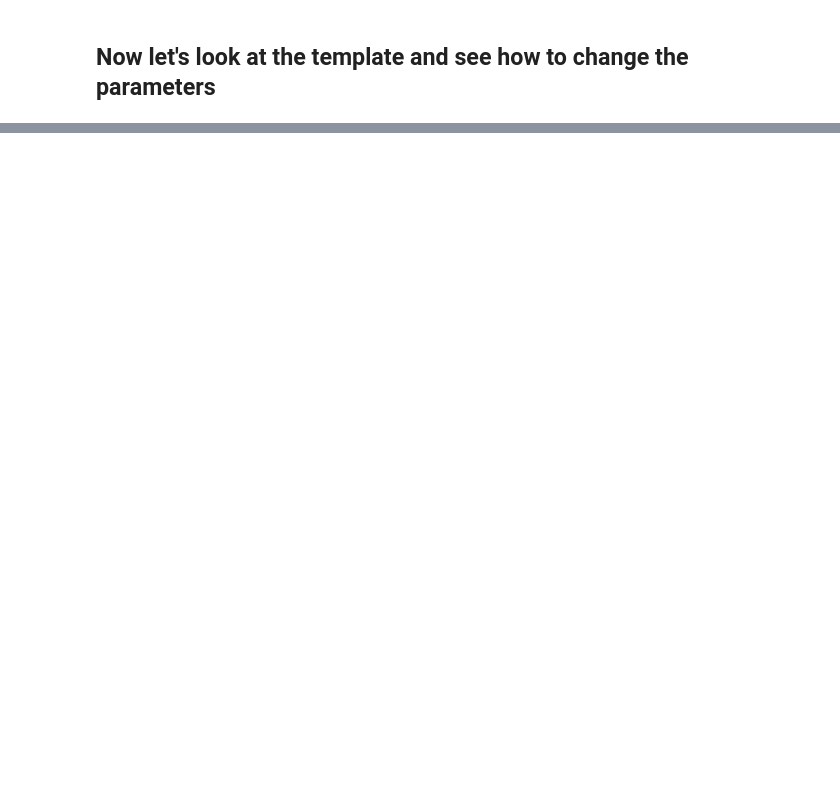
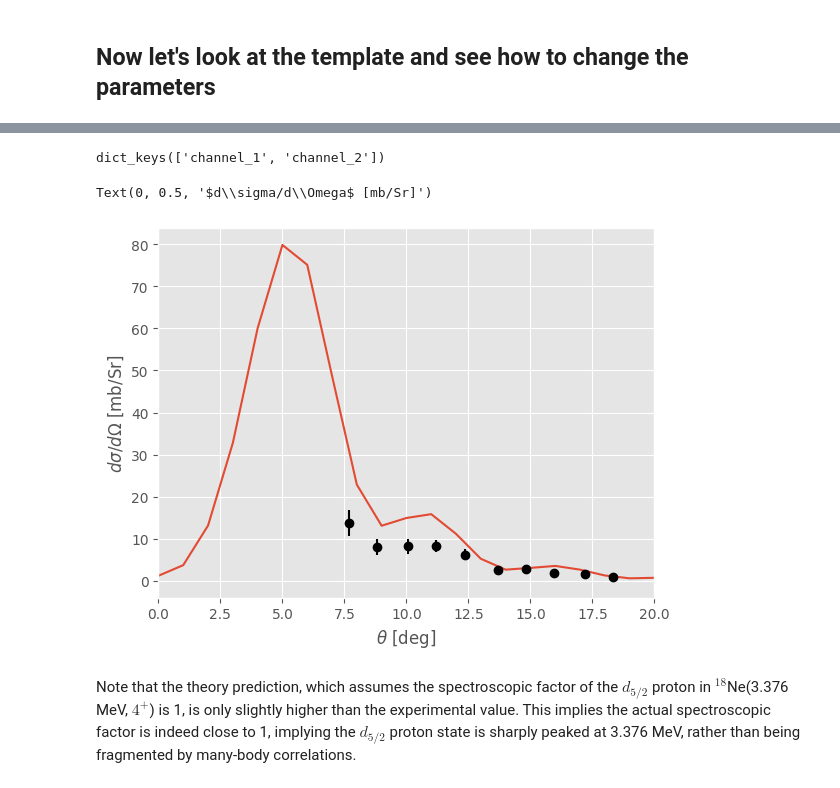
Before and after one commit to bandframework/Bfrescox, a Jupyter notebook: book/notebooks/Transfer.ipynb, the cells around one changed output, grey strips where cells are left out. Saved outputs shown, nothing was run; the diff lists cells and outputs as text; code cells hidden in the pictures; blank space fills up the shorter version.

Commit message:
first crack at transfer notebook

```diff
--- a/book/notebooks/Transfer.ipynb
+++ b/book/notebooks/Transfer.ipynb
@@ -174,0 +328,15 @@ plt.ylabel(r"$d\sigma/d\Omega$ [mb/Sr]")
+# %%
+NE_EX3_INPUT_FILE_PATH = Path("./Transfer_template/B5-18neon_4+_tr.in")
+# %%
+# Create the frescox input file by filling in the user-defined template with parameters
+cfg = bfrescox.Configuration.from_template(
+    NE_EX3_INPUT_FILE_PATH,
+    EXAMPLE_DIR.joinpath("frescox.in"),
+    {},
+    overwrite=True,
+)
+# %%
+%%time
+bfrescox.run_simulation(
+    cfg, EXAMPLE_DIR.joinpath("frescox.out"), cwd=EXAMPLE_DIR, overwrite=True
+)
@@ -174,0 +346,30 @@ plt.ylabel(r"$d\sigma/d\Omega$ [mb/Sr]")
+# %%
+results = bfrescox.parse_fort16(EXAMPLE_DIR.joinpath("fort.16"))
+results.keys()
+# %% [output]
+dict_keys(['channel_1', 'channel_2'])
+# %%
+plt.plot(
+    results["channel_2"]["Theta_deg"],
+    results["channel_2"]["sigma_mb_sr"],
+    label="Frescox",
+)
+plt.errorbar(
+    experimental_data["Theta_deg"],
+    experimental_data["sigma_mb_sr"],
+    experimental_data["err_sigma_mb_sr"],
+    linestyle="none",
+    color="k",
+    marker="o",
+    label="Blackmon et al., 2004",
+)
+
+
+plt.xlim([0, 20])
+plt.xlabel(r"$\theta$ [deg]")
+plt.ylabel(r"$d\sigma/d\Omega$ [mb/Sr]")
+# %% [output]
+Text(0, 0.5, '$d\\sigma/d\\Omega$ [mb/Sr]')
+[figure, added]
+# %% [markdown]
+Note that the theory prediction, which assumes the spectroscopic factor of the $d_{5/2}$ proton in  $^{18}$Ne(3.376 MeV, $4^+$) is 1, is only slightly higher than the experimental value. This implies the actual spectroscopic factor is indeed close to 1, implying the $d_{5/2}$ proton state is sharply peaked at 3.376 MeV, rather than being fragmented by many-body correlations.
```
Also changed, not shown: parts of 29 cells of this notebook, 7 other files.
